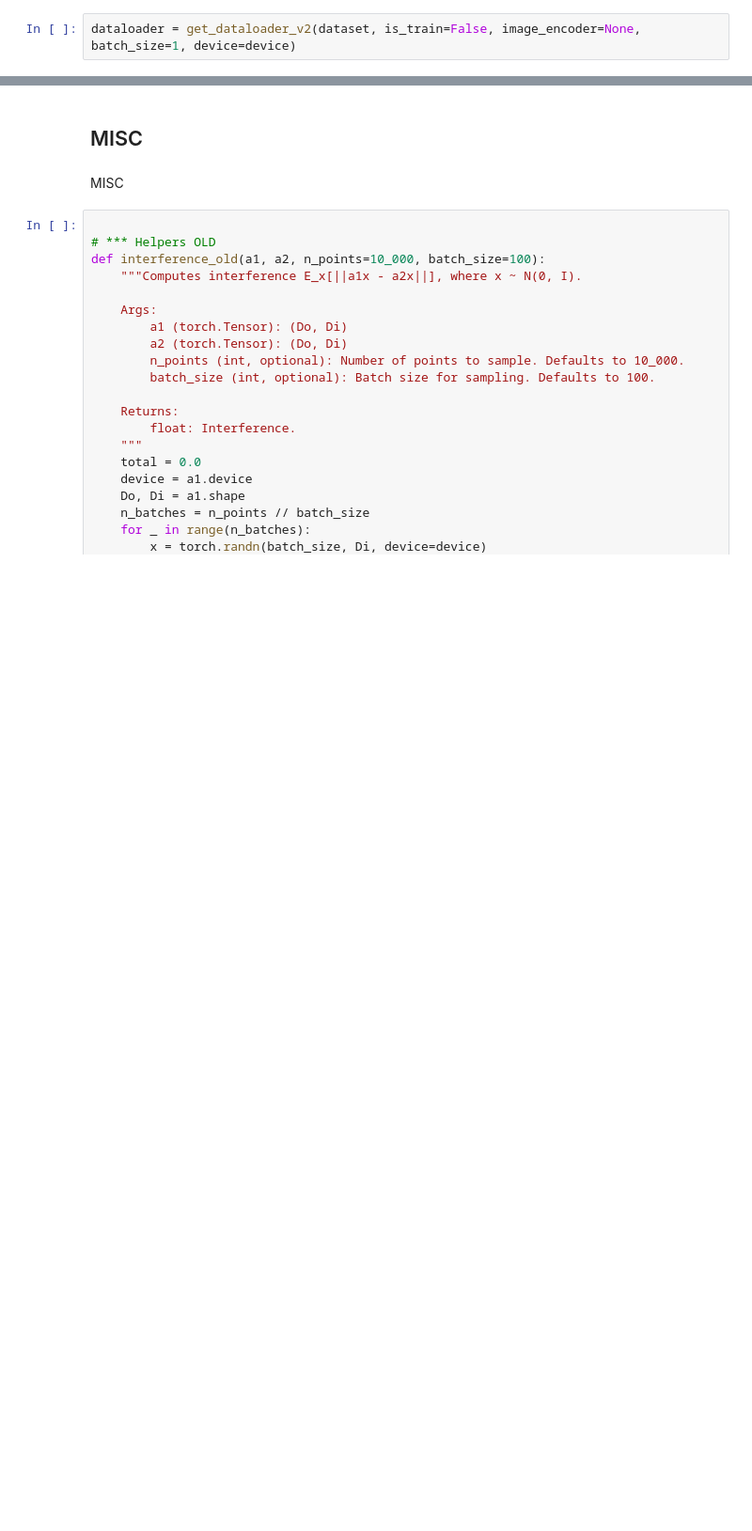
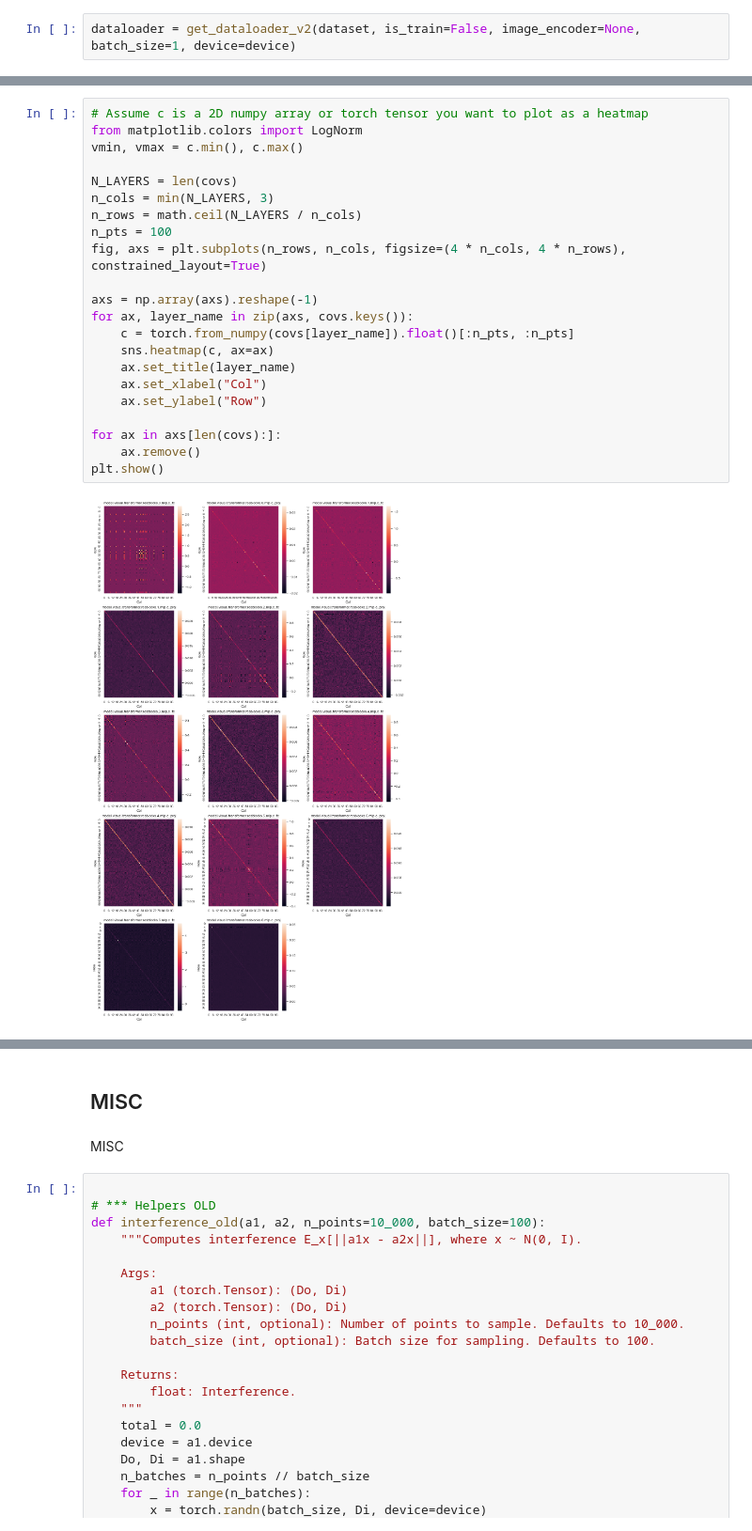
Before and after one commit to AntoAndGar/task_singular_vectors, a Jupyter notebook: anaylsis.ipynb, the cells around one changed output, grey strips where cells are left out. Shown at 94% size. Saved outputs shown, nothing was run; the diff lists cells and outputs as text; blank space fills up the shorter version.

```diff
--- a/anaylsis.ipynb
+++ b/anaylsis.ipynb
@@ -844,0 +1406,24 @@ for _ in range(100):
+# %%
+# Assume c is a 2D numpy array or torch tensor you want to plot as a heatmap
+from matplotlib.colors import LogNorm
+vmin, vmax = c.min(), c.max()
+
+N_LAYERS = len(covs)
+n_cols = min(N_LAYERS, 3)
+n_rows = math.ceil(N_LAYERS / n_cols)
+n_pts = 100
+fig, axs = plt.subplots(n_rows, n_cols, figsize=(4 * n_cols, 4 * n_rows), constrained_layout=True)
+
+axs = np.array(axs).reshape(-1)
+for ax, layer_name in zip(axs, covs.keys()):
+    c = torch.from_numpy(covs[layer_name]).float()[:n_pts, :n_pts]
+    sns.heatmap(c, ax=ax)
+    ax.set_title(layer_name)
+    ax.set_xlabel("Col")
+    ax.set_ylabel("Row")
+
+for ax in axs[len(covs):]:
+    ax.remove()
+plt.show()
+# %% [output]
+[figure, added]
```
Also changed, not shown: parts of 33 cells of this notebook, 13 other files.
